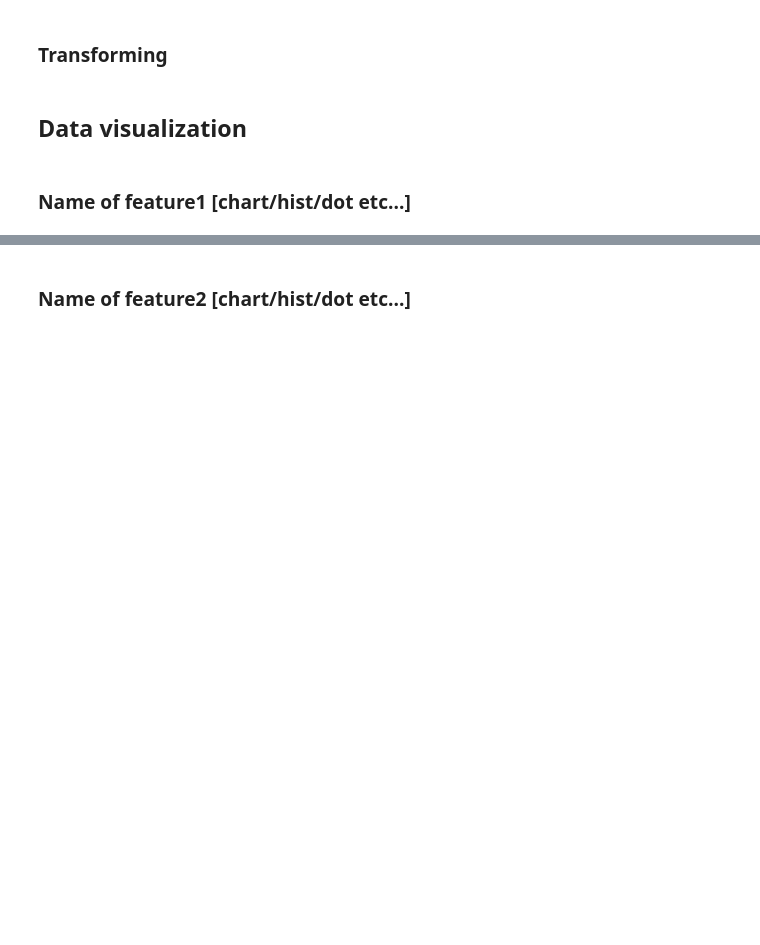
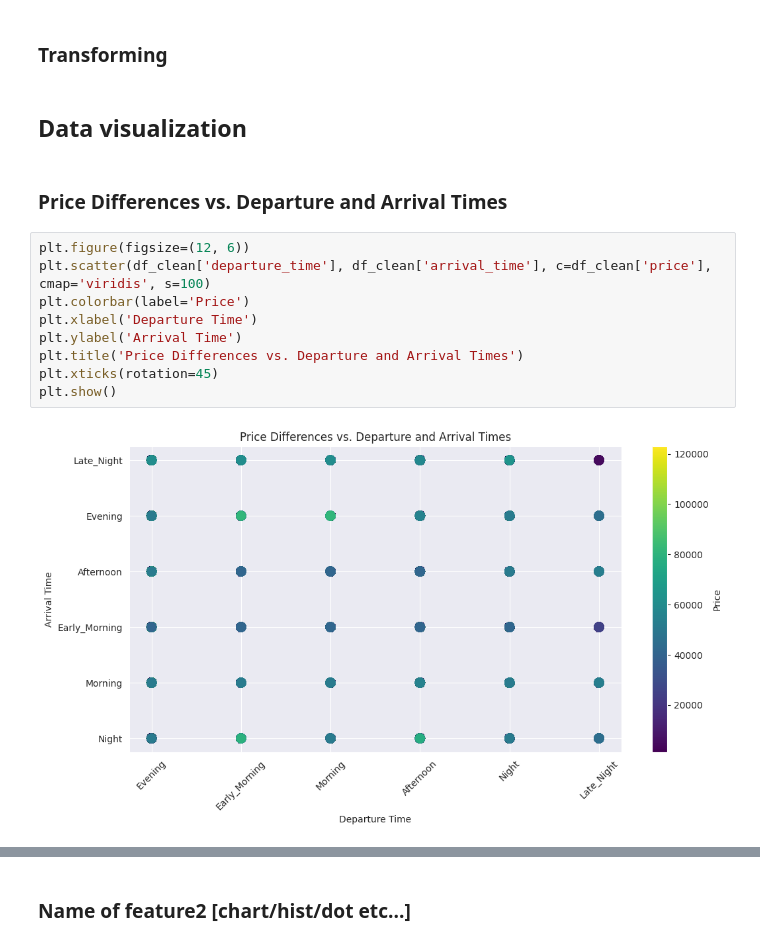
Before and after one commit to Pyame/Flight-Price-Prediction, a Jupyter notebook: main.ipynb, the cells around one changed output, grey strips where cells are left out. Drawn from its saved outputs; the diff is of its cells as text; blank space fills up the shorter version.

Commit message:
feat: added charts for comparing price based on arrival and departure time and based on source and destination city

```diff
--- a/main.ipynb
+++ b/main.ipynb
@@ -117,5 +118,16 @@ df_economy.drop_duplicates()
 ### Transforming
 # %% [markdown]
 ## Data visualization
-# %% [markdown]
-### Name of feature1 [chart/hist/dot etc...]
+# %% [markdown]
+### Price Differences vs. Departure and Arrival Times
+# %%
+plt.figure(figsize=(12, 6))
+plt.scatter(df_clean['departure_time'], df_clean['arrival_time'], c=df_clean['price'], cmap='viridis', s=100)
+plt.colorbar(label='Price')
+plt.xlabel('Departure Time')
+plt.ylabel('Arrival Time')
+plt.title('Price Differences vs. Departure and Arrival Times')
+plt.xticks(rotation=45)
+plt.show()
+# %% [output]
+[figure, added]
```
Also changed, not shown: parts of 7 cells of this notebook.
